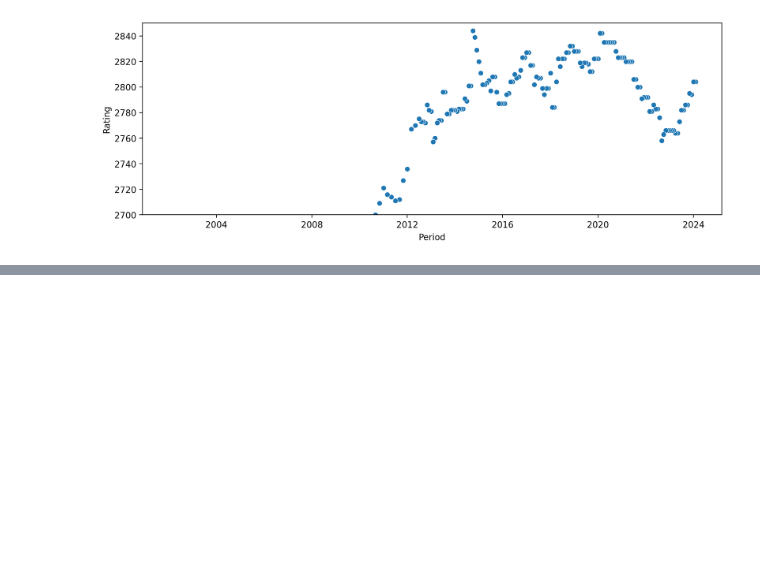
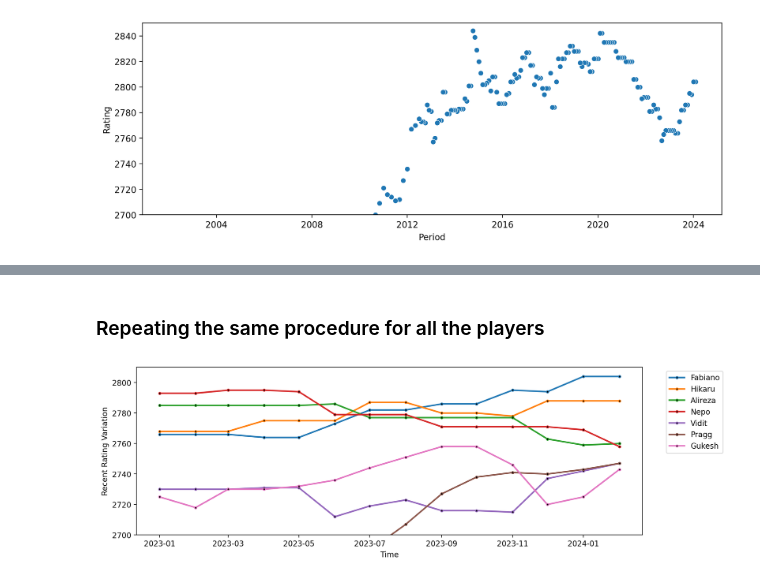
Before and after one commit to amol1202/chessCandidates2024, a Jupyter notebook: Rate_Chances.ipynb, the cells around one changed output, grey strips where cells are left out. Cells and saved outputs as stored; diff of their text form; code cells hidden in the pictures; blank space fills up the shorter version.

Commit message:
Plotted player performance and added .gitignore

```diff
--- a/Rate_Chances.ipynb
+++ b/Rate_Chances.ipynb
@@ -114,0 +121,51 @@ sns.scatterplot(data=fabi[fabi['Period'] >= pd.to_datetime('2012-01-01 00:00:00'
+# %% [markdown]
+### Repeating the same procedure for all the players
+# %%
+# Constructing the URL for all the players (set the FIDE-rating >= 2700)
+
+webID = {
+         'Fabiano':'2020009',
+         'Hikaru':'2016192',
+         'Alireza':'12573981',
+         'Nepo':'4168119',
+         'Vidit':'5029465',
+         'Pragg':'25059530',
+         'Gukesh':'46616543',
+        }
+
+playerSeries = pd.Series(webID)
+# %%
+# Heavy brute force! Looping over the hand picked URL from the web, and plotted the ratings
+
+plt.figure(figsize=(12,4),dpi=200)
+plt.ylim(2700,2810)
+
+for i in range(len(playerSeries)):
+
+    playerURL = 'https://ratings.fide.com/profile/' + playerSeries[i] + '/calculations'
+
+    df_list = pd.read_html(playerURL)
+
+    # Required dataframe must be holding maximum records.
+    sizeInside = []
+    for j in range(len(df_list)):
+        sizeInside.append(len(df_list[j]))
+
+    df = df_list[np.array(sizeInside).argmax()]
+
+    df = df[['Period', 'RTNG']]
+    df['Period'] = pd.to_datetime(df['Period'],format='%Y-%b')
+    df.columns = ['Period','Rating']
+
+    # Extracting 2023 onwards
+    data_2023 = df[df['Period'] >= pd.to_datetime('2023-01-01 00:00:00')]
+
+    plt.plot(data_2023['Period'], data_2023['Rating'], label = playerSeries.index[i],
+             lw = 2, marker='o', markerfacecolor = 'black', ms = 3)
+
+plt.ylabel('Recent Rating Variation')
+plt.xlabel('Time')
+plt.legend(bbox_to_anchor = (1.04,1))
+plt.set_cmap('tab10')
+# %% [output]
+[figure, added]
```
Also changed, not shown: parts of 6 cells of this notebook, 1 other file.
